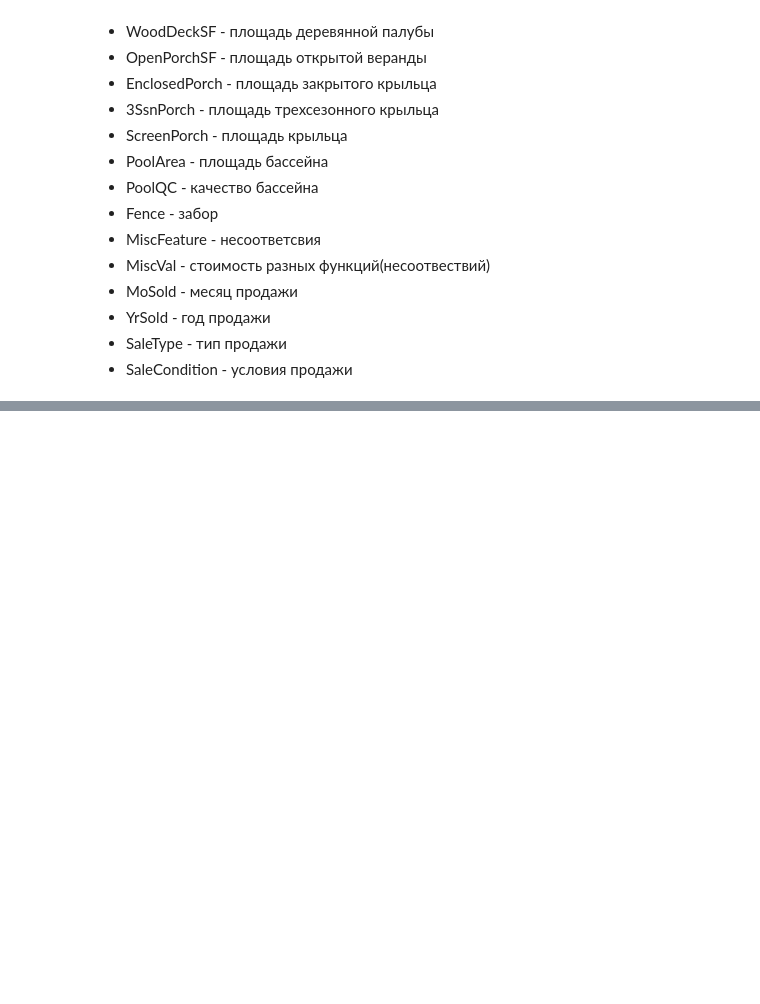
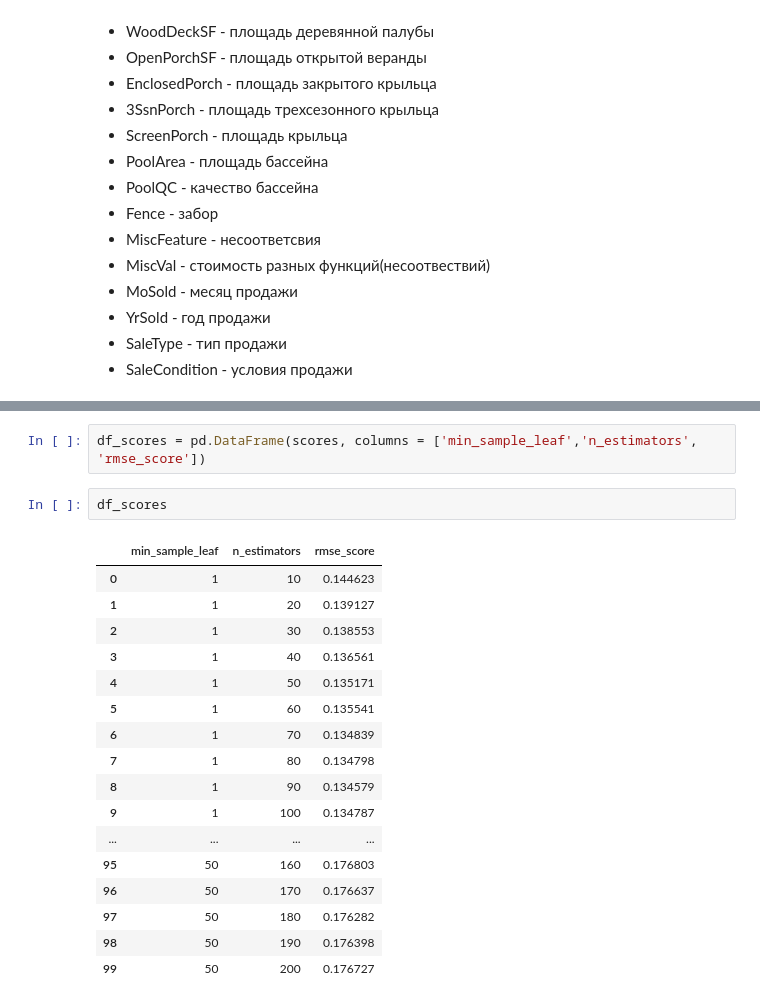
Before and after one commit to nicepeopleproject/ML, a Jupyter notebook: housePricePrediction/HousePricePrediction.ipynb, the cells around one changed output, grey strips where cells are left out. Saved outputs shown, nothing was run; the diff lists cells and outputs as text; blank space fills up the shorter version.

```diff
--- a/housePricePrediction/HousePricePrediction.ipynb
+++ b/housePricePrediction/HousePricePrediction.ipynb
@@ -185,0 +285,22 @@ array([2008, 2007, 2006, 2009, 2010])
+# %%
+df_scores = pd.DataFrame(scores, columns = ['min_sample_leaf','n_estimators', 'rmse_score'])
+# %%
+df_scores
+# %% [output]
+|  | min_sample_leaf | n_estimators | rmse_score |
+| 0 | 1 | 10 | 0.144623 |
+| 1 | 1 | 20 | 0.139127 |
+| 2 | 1 | 30 | 0.138553 |
+| 3 | 1 | 40 | 0.136561 |
+| 4 | 1 | 50 | 0.135171 |
+| 5 | 1 | 60 | 0.135541 |
+| 6 | 1 | 70 | 0.134839 |
+| 7 | 1 | 80 | 0.134798 |
+| 8 | 1 | 90 | 0.134579 |
+| 9 | 1 | 100 | 0.134787 |
+| ... | ... | ... | ... |
+| 95 | 50 | 160 | 0.176803 |
+| 96 | 50 | 170 | 0.176637 |
+| 97 | 50 | 180 | 0.176282 |
+| 98 | 50 | 190 | 0.176398 |
+| 99 | 50 | 200 | 0.176727 |
```
Also changed, not shown: parts of 56 cells of this notebook, 1 other file.
